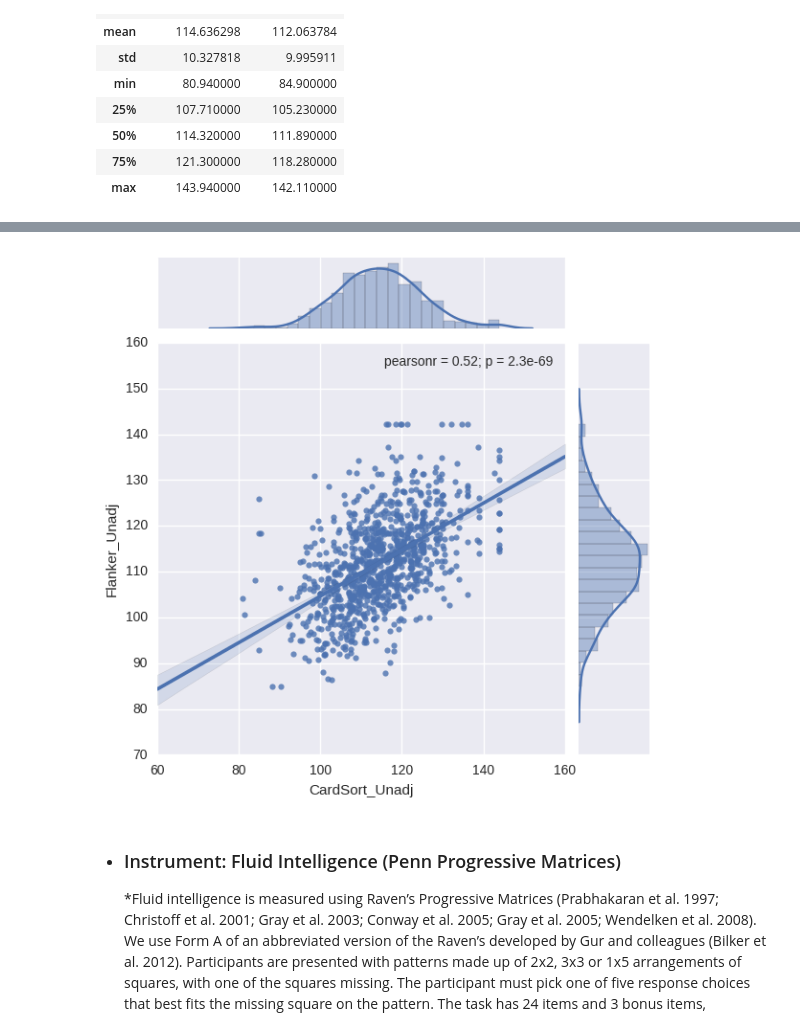
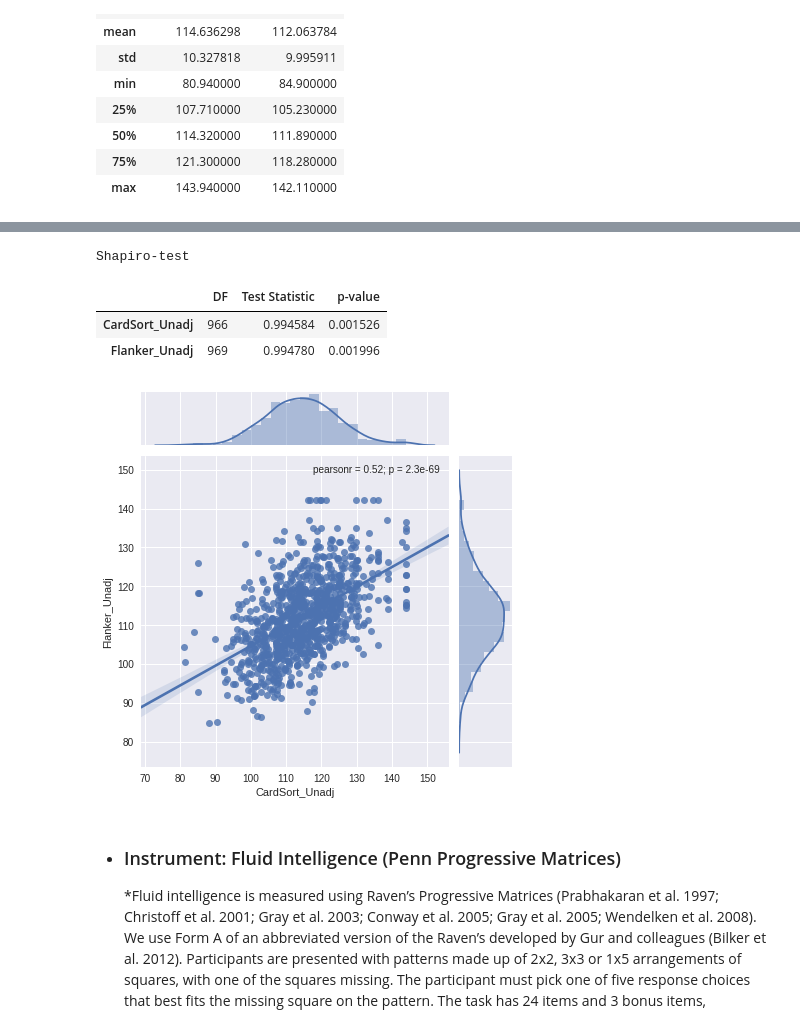
Before and after one commit to SIMEXP/hcp, a Jupyter notebook: HCP_pheno-corr_all.ipynb, the cells around one changed output, grey strips where cells are left out. Drawn from its saved outputs; the diff is of its cells as text; code cells hidden in the pictures.

```diff
--- a/HCP_pheno-corr_all.ipynb
+++ b/HCP_pheno-corr_all.ipynb
@@ -260,14 +259,11 @@ y = data_cog_ExFun.Flanker_Unadj.dropna()
 shapiro_results_x = scipy.stats.shapiro(x)
 shapiro_results_y = scipy.stats.shapiro(y)
 
-matrix_sw = [
-    ['', 'DF', 'Test Statistic', 'p-value'],
-    ['CardSort_Unadj', len(x) - 1, shapiro_results_x[0], shapiro_results_x[1]],
-    ['Flanker_Unadj', len(y) - 1, shapiro_results_y[0], shapiro_results_y[1]]
-]
-
-shapiro_table = FF.create_table(matrix_sw, index=True)
-iplot(shapiro_table, filename='shapiro-table')
+dict_sw = {'DF':[len(x) - 1,len(y) - 1],'Test Statistic': [shapiro_results_x[0],shapiro_results_y[0]],
+           'p-value': [shapiro_results_x[1],shapiro_results_y[1]]}
+df = pd.DataFrame(dict_sw,index=['CardSort_Unadj','Flanker_Unadj'])
+print('Shapiro-test')
+display(df)
 # plot  dist
 sns.jointplot(x="CardSort_Unadj", y="Flanker_Unadj",data=data_cog_ExFun.dropna(),kind="reg");
 # %% [output]
@@ -275,4 +270,8 @@ sns.jointplot(x="CardSort_Unadj", y="Flanker_Unadj",data=data_cog_ExFun.dropna()
+Shapiro-test
+|  | DF | Test Statistic | p-value |
+| CardSort_Unadj | 966 | 0.994584 | 0.001526 |
+| Flanker_Unadj | 969 | 0.994780 | 0.001996 |
-[figure, old version]
+[figure, new version]
 # %% [markdown]
 - ### Instrument: Fluid Intelligence (Penn Progressive Matrices)
 
```
Also changed, not shown: parts of 17 cells of this notebook.
